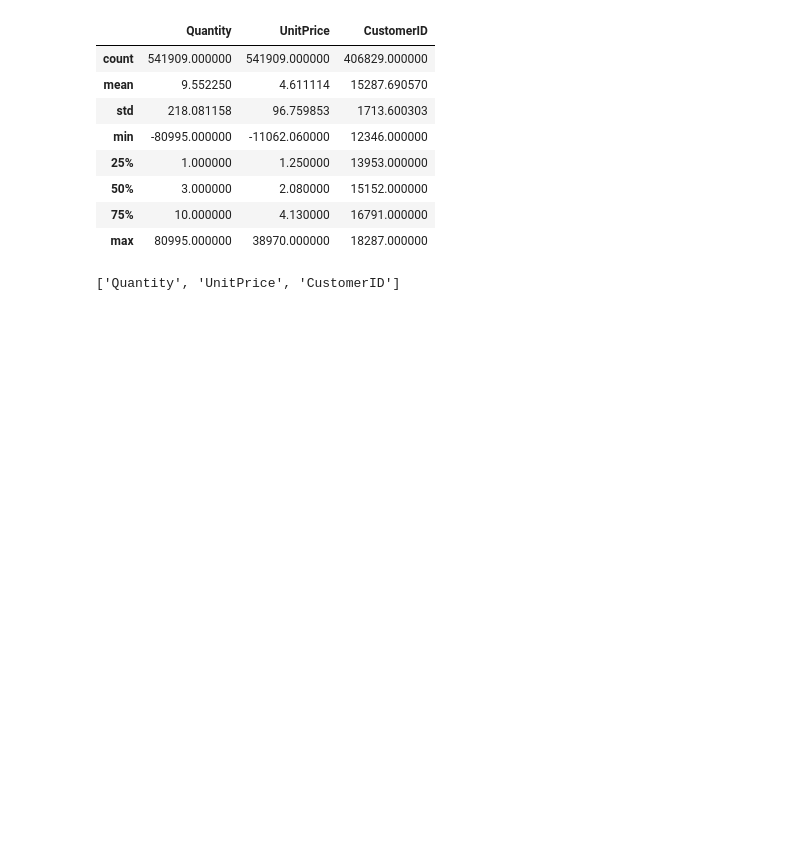
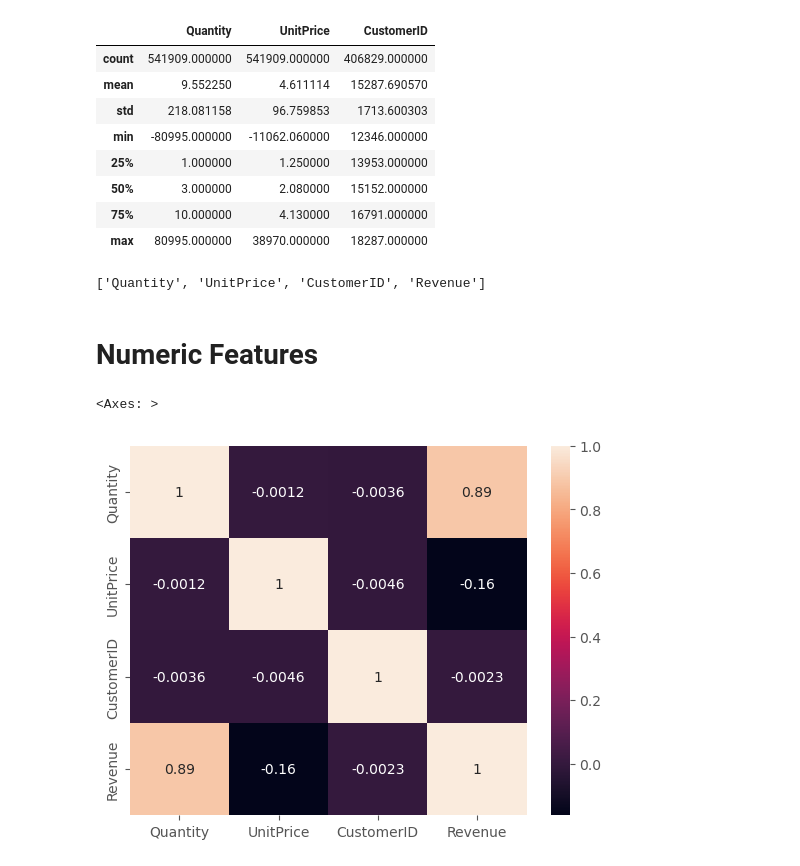
Before and after one commit to obaliuta/tata_retail_eda_visual, a Jupyter notebook: notebook.ipynb, the cells around one changed output. Saved outputs shown, nothing was run; the diff lists cells and outputs as text; code cells hidden in the pictures; blank space fills up the shorter version.

```diff
--- a/notebook.ipynb
+++ b/notebook.ipynb
@@ -136,9 +136,11 @@ df.describe()
 | 50% | 3.000000 | 2.080000 | 15152.000000 |
 | 75% | 10.000000 | 4.130000 | 16791.000000 |
 | max | 80995.000000 | 38970.000000 | 18287.000000 |
+# %%
+df['Revenue'] = df.Quantity*df.UnitPrice
 # %%
 numeric_cols  = [var for var in df.select_dtypes(include='number')]
+
+numeric_cols
+# %% [output]
+['Quantity', 'UnitPrice', 'CustomerID', 'Revenue']
-# %%
-numeric_cols
-# %% [output]
-['Quantity', 'UnitPrice', 'CustomerID']
@@ -144,0 +191,8 @@ numeric_cols
+# %% [markdown]
+# Numeric Features
+# %%
+#correlation
+sns.heatmap(df[numeric_cols].corr(), annot=True)
+# %% [output]
+<Axes: >
+[figure, added]
```
Also changed, not shown: parts of 16 cells of this notebook.
